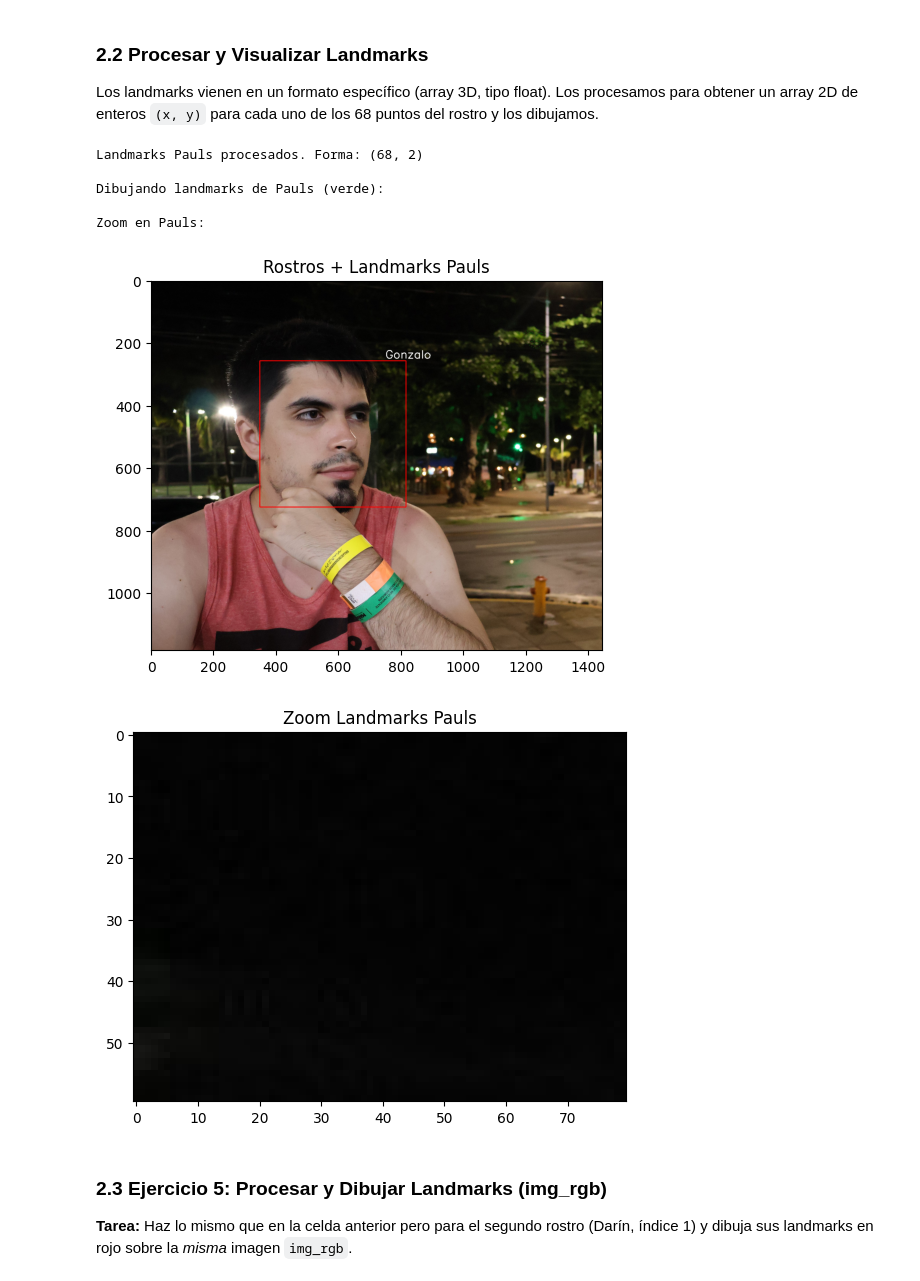
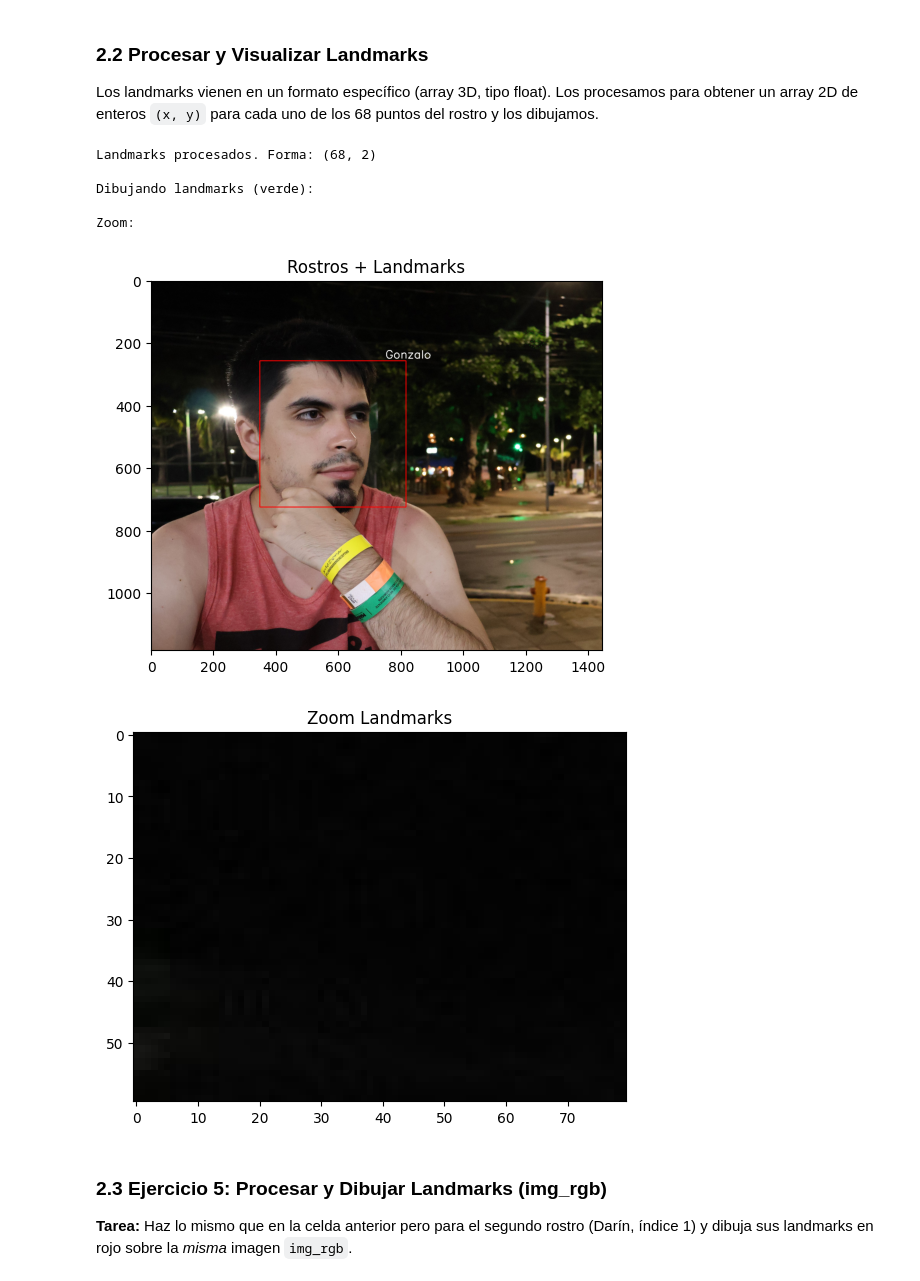
Before and after one commit to gimb99/PDI_BARTHOU_GONZALO, a Jupyter notebook: ejercicioIntegrador2/ejercicioIntegrador2_Entregable.ipynb, the cells around one changed output. Cells and saved outputs as stored; diff of their text form; code cells hidden in the pictures.

Commit message:
Eliminadas coincidencias de Pauls

```diff
--- a/ejercicioIntegrador2/ejercicioIntegrador2_Entregable.ipynb
+++ b/ejercicioIntegrador2/ejercicioIntegrador2_Entregable.ipynb
@@ -257,38 +260,38 @@ Se detectaron landmarks para 2 rostro(s).
 
 Los landmarks vienen en un formato específico (array 3D, tipo float). Los procesamos para obtener un array 2D de enteros `(x, y)` para cada uno de los 68 puntos del rostro y los dibujamos.
 # %%
-# Procesar y dibujar landmarks de Pauls
-img_rgb = img
+# Procesar y dibujar landmarks
+img_rgb = imgRectangles
 if all_landmarks is not None and len(all_landmarks) >= 1:
   # Landmarks del primer rostro (indice 0)
-  landmarks_pauls = all_landmarks[0]
+  landmarks = all_landmarks[0]
   # Quitar dimensión extra y convertir a enteros
-  landmarks_pauls = landmarks_pauls[0].astype(int)
-  print("Landmarks Pauls procesados. Forma:", landmarks_pauls.shape) # Debe ser (68, 2)
+  landmarks = landmarks[0].astype(int)
+  print("Landmarks procesados. Forma:", landmarks.shape) # Debe ser (68, 2)
 
   # Dibujar sobre la imagen 'img_rgb' (que ya tiene boxes/nombres)
-  print("\nDibujando landmarks de Pauls (verde):")
-  for x, y in landmarks_pauls:
+  print("\nDibujando landmarks (verde):")
+  for x, y in landmarks:
       cv2.circle(img_rgb, (x, y), 0, (0, 255, 0), 1) # Radio 0, grosor 1 para punto pequeño
   plt.imshow(img_rgb)
-  plt.title("Rostros + Landmarks Pauls")
+  plt.title("Rostros + Landmarks")
 
   # Mostrar zoom
-  print("\nZoom en Pauls:")
+  print("\nZoom:")
   plt.figure()
   plt.imshow(img_rgb[80:140, 250:330])
-  plt.title("Zoom Landmarks Pauls")
+  plt.title("Zoom Landmarks")
 
 else:
   print("No hay landmarks disponibles para procesar.")
 # %% [output]
-Landmarks Pauls procesados. Forma: (68, 2)
+Landmarks procesados. Forma: (68, 2)
 
-Dibujando landmarks de Pauls (verde):
+Dibujando landmarks (verde):
 
-Zoom en Pauls:
+Zoom:
-[figure, old version]
+[figure, new version]
-[figure, old version]
+[figure, new version]
 # %% [markdown]
 ### 2.3 **Ejercicio 5:** Procesar y Dibujar Landmarks (img_rgb)
 
```
Also changed, not shown: parts of 4 cells of this notebook.
